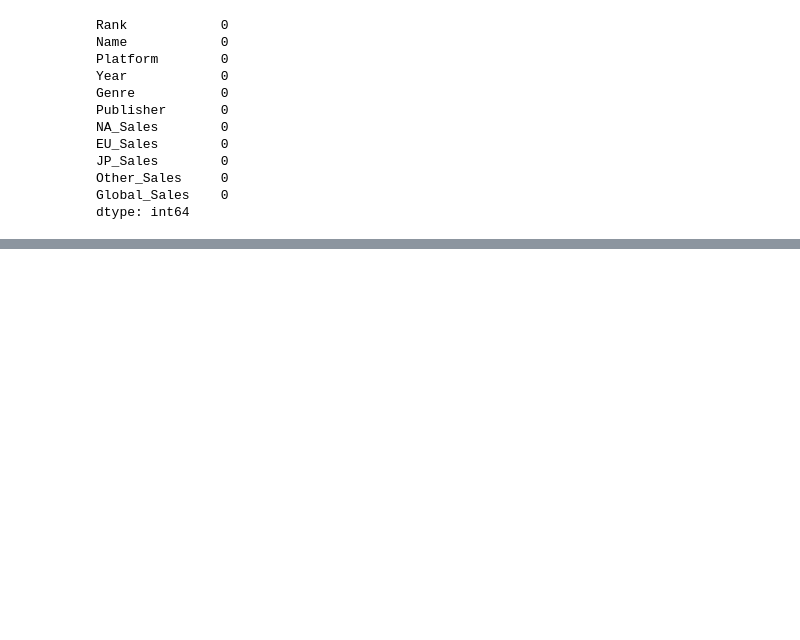
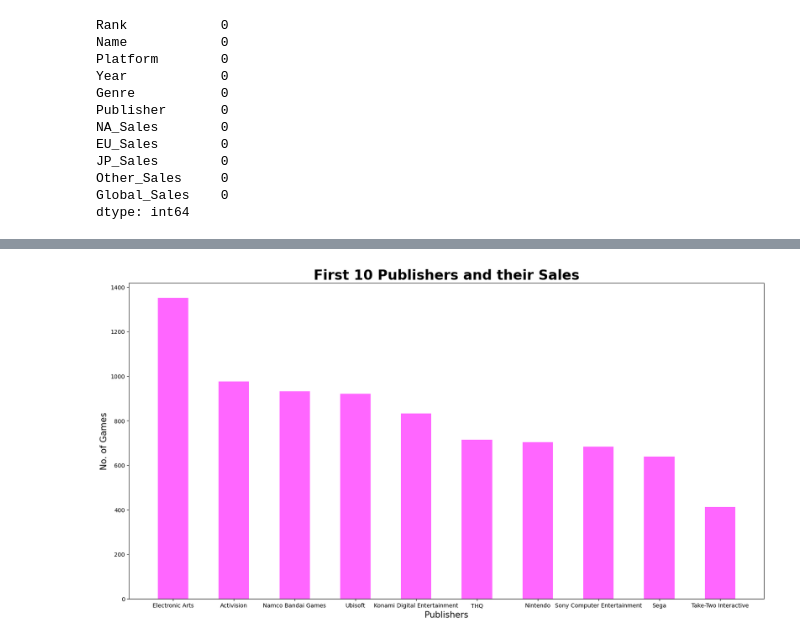
Before and after one commit to PurviSaini/Video-Games-Sales-Analysis, a Jupyter notebook: VideoGamesSales.ipynb, the cells around one changed output, grey strips where cells are left out. Saved outputs shown, nothing was run; the diff lists cells and outputs as text; code cells hidden in the pictures; blank space fills up the shorter version.

```diff
--- a/VideoGamesSales.ipynb
+++ b/VideoGamesSales.ipynb
@@ -130,0 +181,12 @@ games = games.astype({'Genre': 'category'})
+# %%
+publisher=games["Publisher"].value_counts().head(10)
+
+#plotting
+fig = plt.subplots(figsize =(20, 10))
+p2=plt.bar(publisher.index,publisher,0.5,color='#FF66fF')
+plt.ylabel('No. of Games',fontsize = 15)
+plt.xlabel('Publishers',fontsize = 15)
+plt.title('First 10 Publishers and their Sales',fontsize = 24, fontweight = 'bold')
+plt.show()
+# %% [output]
+[figure, added]
```
Also changed, not shown: parts of 5 cells of this notebook.
